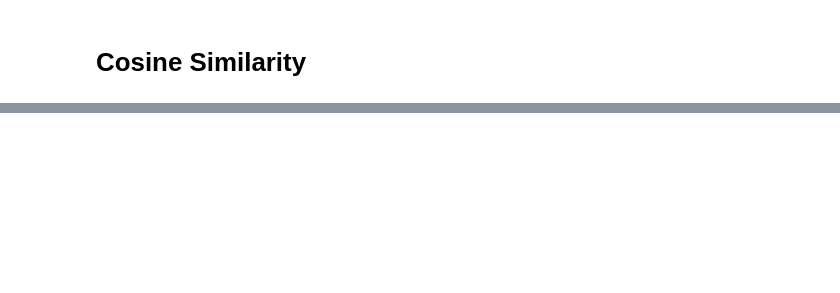
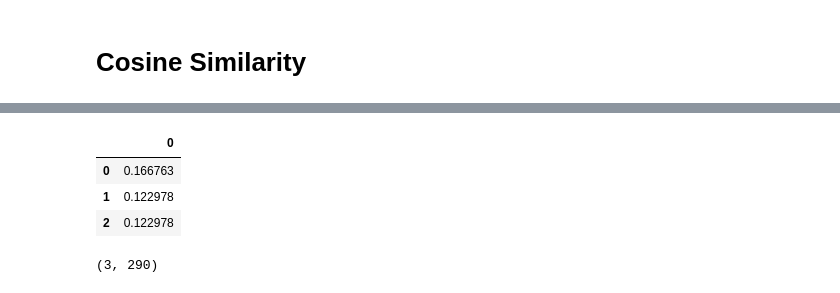
Before and after one commit to cholmess/Potential_Talents, a Jupyter notebook: notebooks/Potential Talents.ipynb, the cells around one changed output, grey strips where cells are left out. Cells and saved outputs as stored; diff of their text form; code cells hidden in the pictures; blank space fills up the shorter version.

```diff
--- a/notebooks/Potential Talents.ipynb
+++ b/notebooks/Potential Talents.ipynb
@@ -96,0 +156,11 @@ ValueError: could not convert string to float: '2019 C.T. Bauer College of Busin
+# %%
+pd.DataFrame(cosine_similarity(key_words_1_count_df,talents_tfidf_df.iloc[0,:].values.reshape(1,-1)))
+# %% [output]
+|  | 0 |
+| 0 | 0.166763 |
+| 1 | 0.122978 |
+| 2 | 0.122978 |
+# %%
+key_words_1_count_df.shape
+# %% [output]
+(3, 290)
```
Also changed, not shown: parts of 12 cells of this notebook.
